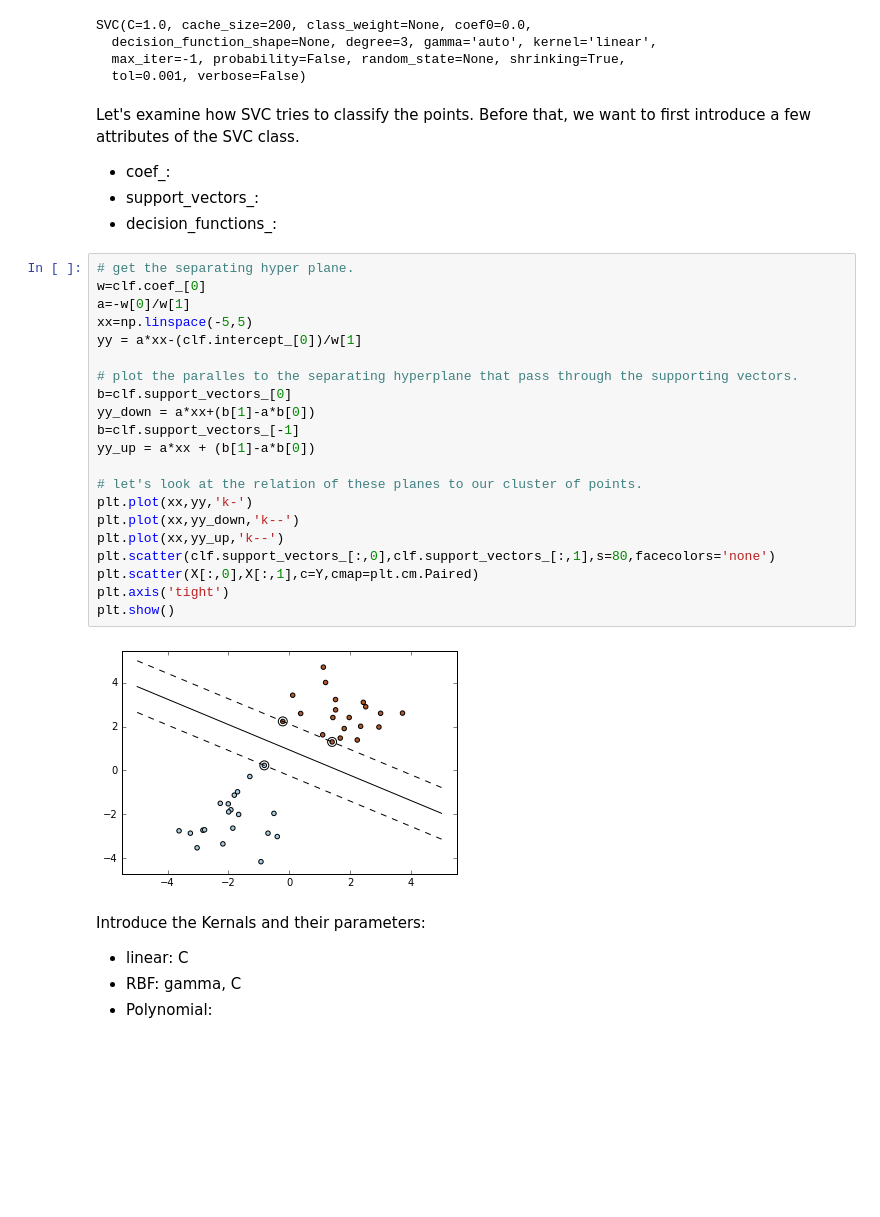
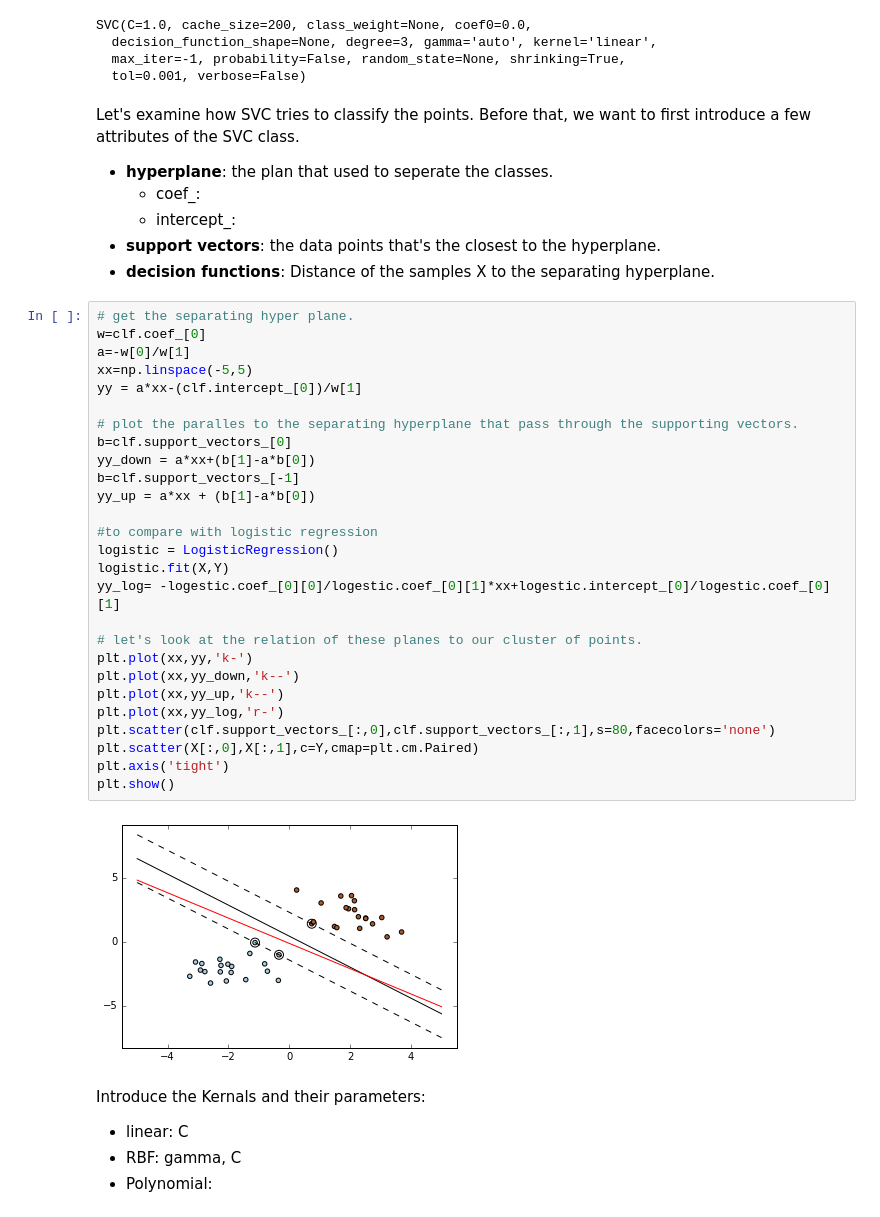
Before and after one commit to dtamayo/MachineLearning, a Jupyter notebook: Day2/SVC-basic.ipynb, the cells around one changed output. Saved outputs shown, nothing was run; the diff lists cells and outputs as text; blank space fills up the shorter version.

```diff
--- a/Day2/SVC-basic.ipynb
+++ b/Day2/SVC-basic.ipynb
@@ -55,32 +57,40 @@ SVC(C=1.0, cache_size=200, class_weight=None, coef0=0.0,
 Let's examine how SVC tries to classify the points.
 Before that, we want to first introduce a few attributes of the SVC class.
 
-- coef_:
-- support_vectors_:
-- decision_functions_:
+- **hyperplane**: the plan that used to seperate the classes.
+    - coef_:
+    - intercept_:
+- **support vectors**: the data points that's the closest to the hyperplane.
+- **decision functions**: Distance of the samples X to the separating hyperplane.
 # %%
 # get the separating hyper plane.
 w=clf.coef_[0]
 a=-w[0]/w[1]
 xx=np.linspace(-5,5)
 yy = a*xx-(clf.intercept_[0])/w[1]
 
 # plot the paralles to the separating hyperplane that pass through the supporting vectors.
 b=clf.support_vectors_[0]
 yy_down = a*xx+(b[1]-a*b[0])
 b=clf.support_vectors_[-1]
 yy_up = a*xx + (b[1]-a*b[0])
 
+#to compare with logistic regression
+logistic = LogisticRegression()
+logistic.fit(X,Y)
+yy_log= -logestic.coef_[0][0]/logestic.coef_[0][1]*xx+logestic.intercept_[0]/logestic.coef_[0][1]
+
 # let's look at the relation of these planes to our cluster of points.
 plt.plot(xx,yy,'k-')
 plt.plot(xx,yy_down,'k--')
 plt.plot(xx,yy_up,'k--')
+plt.plot(xx,yy_log,'r-')
 plt.scatter(clf.support_vectors_[:,0],clf.support_vectors_[:,1],s=80,facecolors='none')
 plt.scatter(X[:,0],X[:,1],c=Y,cmap=plt.cm.Paired)
 plt.axis('tight')
 plt.show()
 # %% [output]
-[figure, old version]
+[figure, new version]
 # %% [markdown]
 Introduce the Kernals and their parameters:
  - linear: C
```
Also changed, not shown: parts of 4 cells of this notebook.
